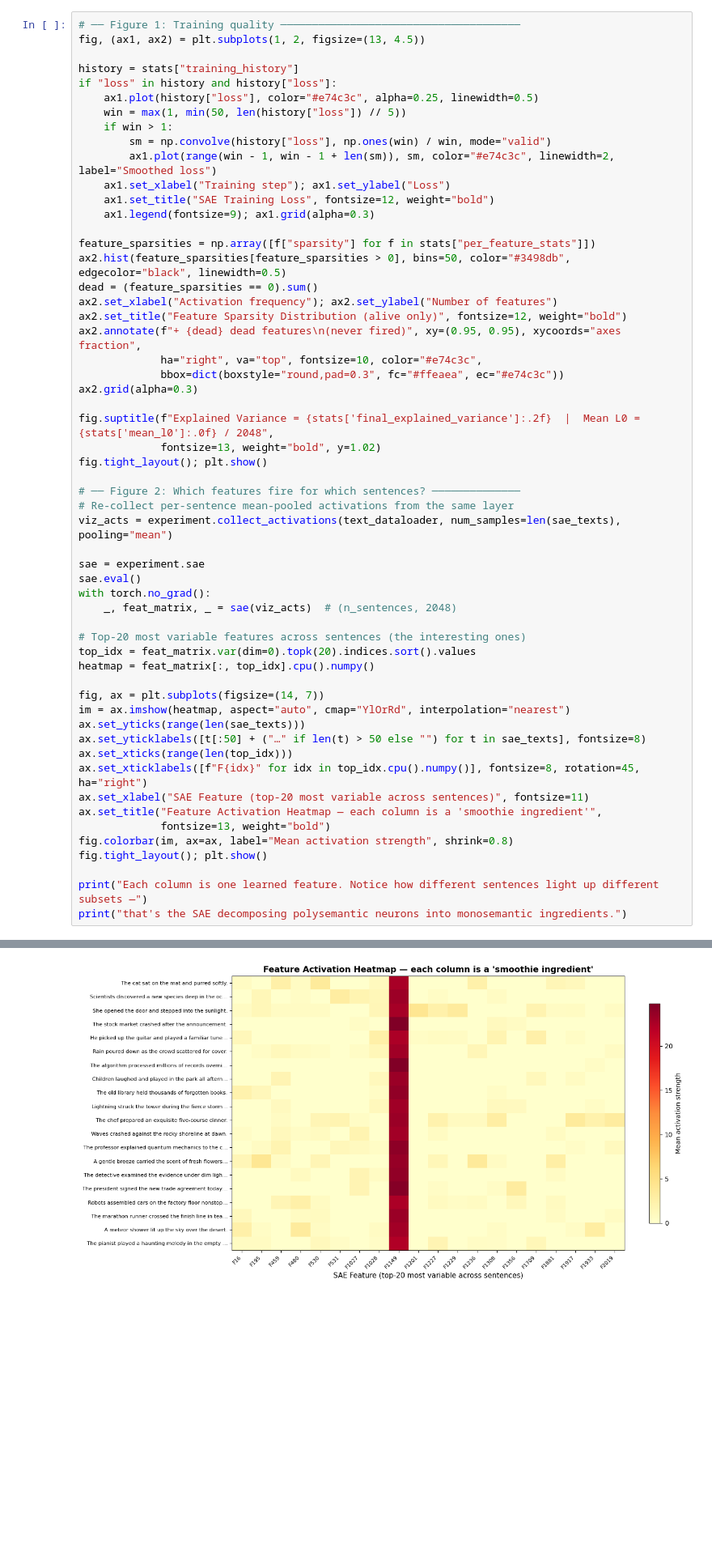
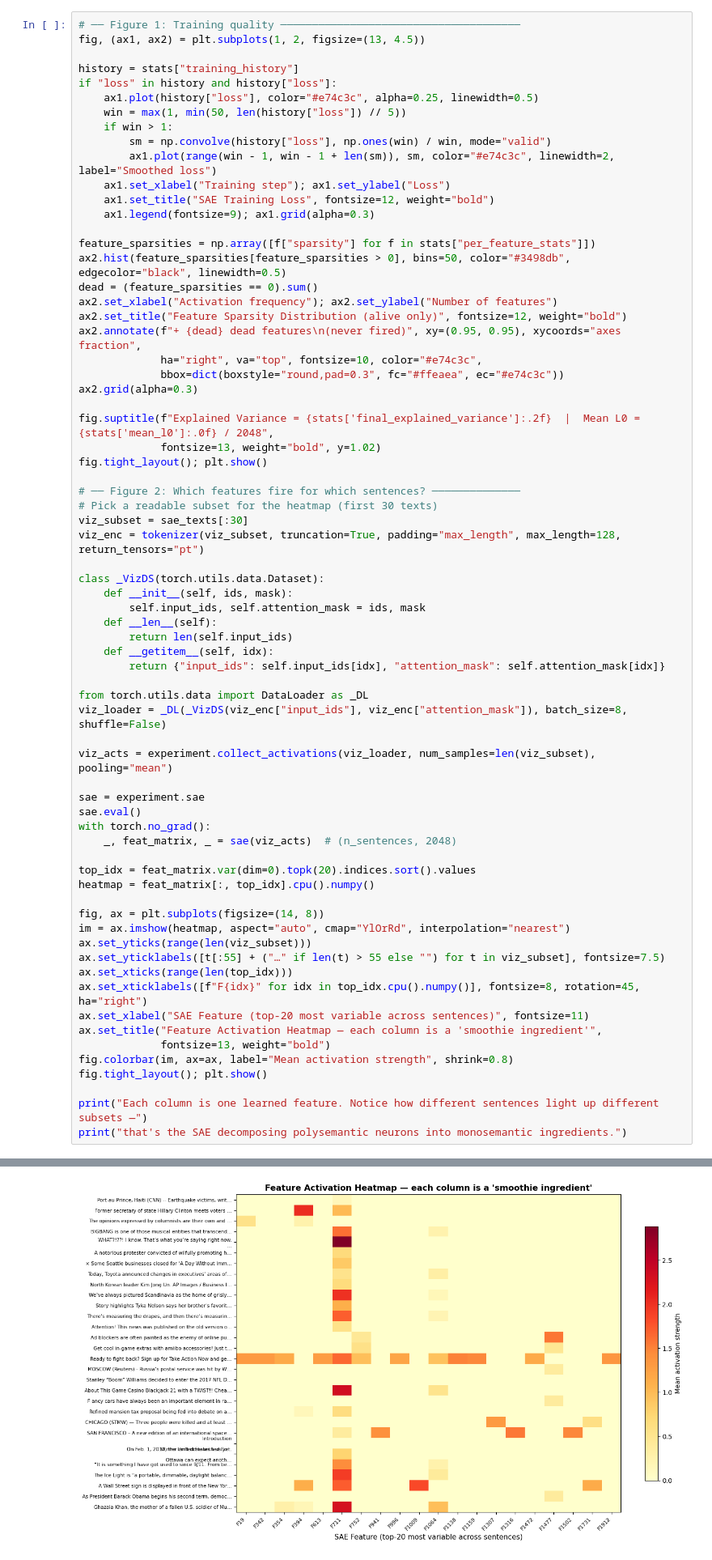
Before and after one commit to DSC-McMaster-U/glassbox-llms, a Jupyter notebook: notebooks/glassbox_demo.ipynb, the cells around one changed output, grey strips where cells are left out. Shown at 81% size. Cells and saved outputs as stored; diff of their text form; blank space fills up the shorter version.

Commit message:
added dataloader

```diff
--- a/notebooks/glassbox_demo.ipynb
+++ b/notebooks/glassbox_demo.ipynb
@@ -437,22 +380,35 @@ fig.suptitle(f"Explained Variance = {stats['final_explained_variance']:.2f}  |
 fig.tight_layout(); plt.show()
 
 # ── Figure 2: Which features fire for which sentences? ──────────────
-# Re-collect per-sentence mean-pooled activations from the same layer
-viz_acts = experiment.collect_activations(text_dataloader, num_samples=len(sae_texts), pooling="mean")
+# Pick a readable subset for the heatmap (first 30 texts)
+viz_subset = sae_texts[:30]
+viz_enc = tokenizer(viz_subset, truncation=True, padding="max_length", max_length=128, return_tensors="pt")
+
+class _VizDS(torch.utils.data.Dataset):
+    def __init__(self, ids, mask):
+        self.input_ids, self.attention_mask = ids, mask
+    def __len__(self):
+        return len(self.input_ids)
+    def __getitem__(self, idx):
+        return {"input_ids": self.input_ids[idx], "attention_mask": self.attention_mask[idx]}
+
+from torch.utils.data import DataLoader as _DL
+viz_loader = _DL(_VizDS(viz_enc["input_ids"], viz_enc["attention_mask"]), batch_size=8, shuffle=False)
+
+viz_acts = experiment.collect_activations(viz_loader, num_samples=len(viz_subset), pooling="mean")
 
 sae = experiment.sae
 sae.eval()
 with torch.no_grad():
     _, feat_matrix, _ = sae(viz_acts)  # (n_sentences, 2048)
 
-# Top-20 most variable features across sentences (the interesting ones)
 top_idx = feat_matrix.var(dim=0).topk(20).indices.sort().values
 heatmap = feat_matrix[:, top_idx].cpu().numpy()
 
-fig, ax = plt.subplots(figsize=(14, 7))
+fig, ax = plt.subplots(figsize=(14, 8))
 im = ax.imshow(heatmap, aspect="auto", cmap="YlOrRd", interpolation="nearest")
-ax.set_yticks(range(len(sae_texts)))
-ax.set_yticklabels([t[:50] + ("…" if len(t) > 50 else "") for t in sae_texts], fontsize=8)
+ax.set_yticks(range(len(viz_subset)))
+ax.set_yticklabels([t[:55] + ("…" if len(t) > 55 else "") for t in viz_subset], fontsize=7.5)
 ax.set_xticks(range(len(top_idx)))
 ax.set_xticklabels([f"F{idx}" for idx in top_idx.cpu().numpy()], fontsize=8, rotation=45, ha="right")
 ax.set_xlabel("SAE Feature (top-20 most variable across sentences)", fontsize=11)
@@ -468 +427 @@ print("that's the SAE decomposing polysemantic neurons into monosemantic ingredi
-[figure, old version]
+[figure, new version]
```
Also changed, not shown: parts of 2 cells of this notebook.
